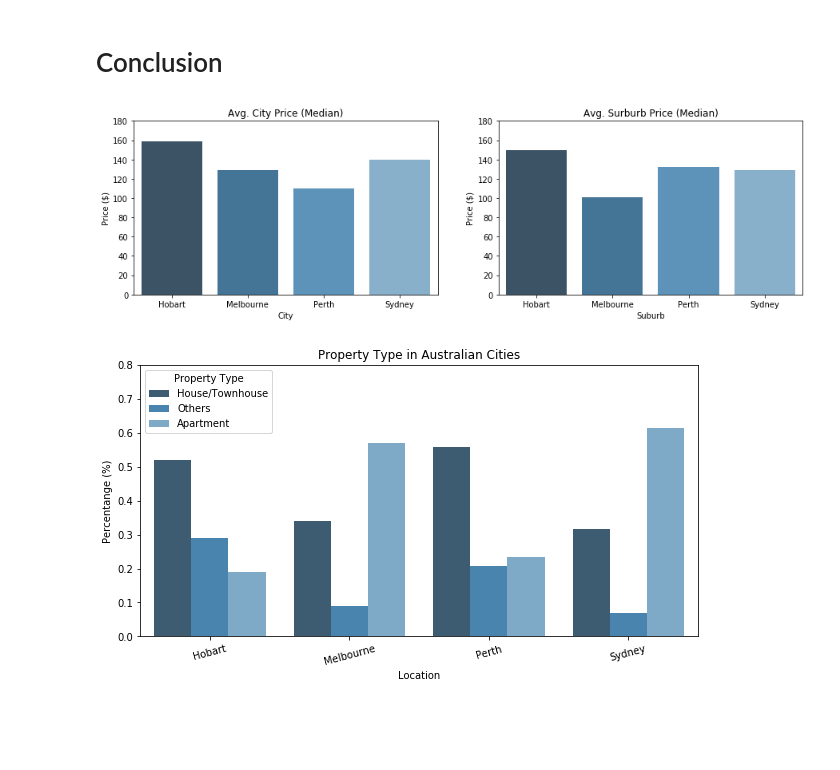
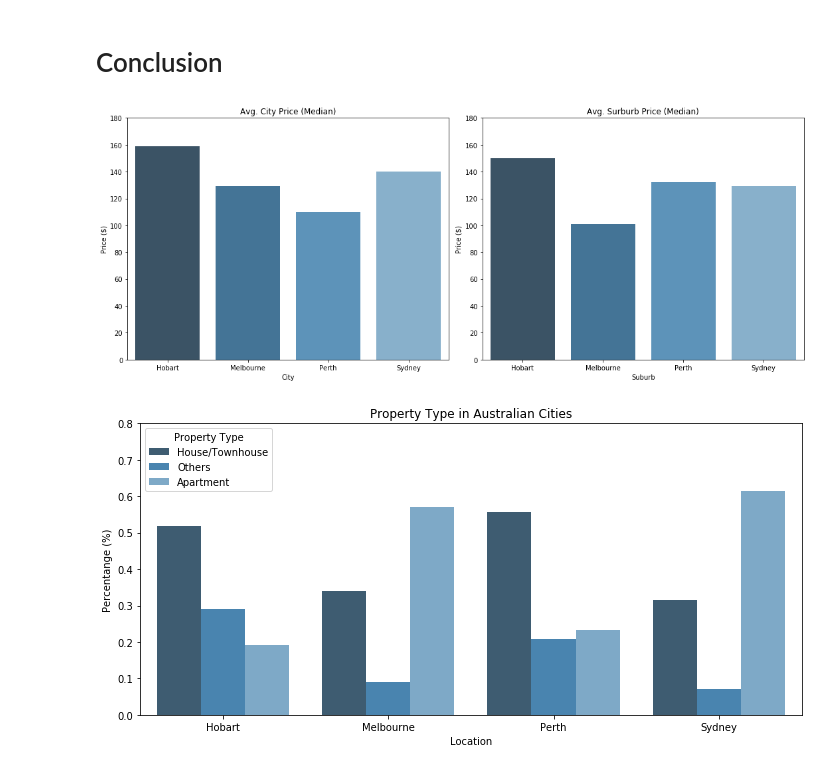
Before and after one commit to devmx00/melbourne-airbnb, a Jupyter notebook: melbourne_airbnb.ipynb, the cells around one changed output. Saved outputs shown, nothing was run; the diff lists cells and outputs as text; code cells hidden in the pictures; blank space fills up the shorter version.

```diff
--- a/melbourne_airbnb.ipynb
+++ b/melbourne_airbnb.ipynb
@@ -30,7 +32,7 @@ def bin_price(price_series_cleaned):
 
     bins = [0,100,200,300,400,50000]
 
-    labels = ['$0-99',
+    labels = ['$1-99',
             '$100-199',
             '$200-299',
             '$300-399',
@@ -137,0 +140,9 @@ plt.savefig('3.png');
+# %%
+city_apartment = df[(df['neighbourhood_cleansed'] == 'Melbourne') & (df['property_type'] == 'Apartment')]['neighbourhood'].value_counts(normalize=True)
+city_apartment = city_apartment.reset_index(name='apartment_prop')
+
+city_house = df[(df['neighbourhood_cleansed'] == 'Melbourne') & (df['property_type'] == 'House/Townhouse')]['neighbourhood'].value_counts(normalize=True)
+city_house = city_house.reset_index(name='house_prop')
+
+city_listings = pd.merge(city_apartment,city_house,on='index')
+city_listings
@@ -137,0 +165,17 @@ plt.savefig('3.png');
+# %%
+city_title = ['Apartment Listings Proportion (City Area)','House Listings Proportion (City Area)']
+city_type = ['apartment_prop','house_prop']
+
+fig, ax = plt.subplots(2,1,figsize=[10,12],sharey=True,sharex=True)
+
+for i, var in enumerate(city_type):
+
+    axes=ax[i]
+    sns.barplot(y=city_listings['index'],x=city_listings[var],palette='Blues_d',ax=axes)
+    axes.title.set_text(city_title[i])
+    axes.set_xlabel('Proportion')
+    axes.set_ylabel('City Suburbs')
+
+
+plt.tight_layout()
+plt.savefig('4.png')
@@ -202,24 +248,25 @@ plt.savefig('4.png')
 # %%
 city_avg = comb_cbd.groupby('state_city')['price'].median().sort_values().sort_index()
 not_city_avg = comb_not_cbd.groupby('state_city')['price'].median().sort_values().sort_index()
 
 avg_df = [city_avg,not_city_avg]
 title = ['Avg. City Price (Median)','Avg. Surburb Price (Median)']
 x_label = ['City','Suburb']
 
-fig, ax = plt.subplots(1,2,figsize=[15,4])
+fig, ax = plt.subplots(1,2,figsize=[15,6])
 
 for i, a in enumerate(avg_df):
     axes=ax[i]
     sns.barplot(x=a.index,y=a.values,palette='Blues_d',ax=axes)
     axes.title.set_text(title[i])
     axes.set_xlabel(x_label[i])
     axes.set_ylabel('Price ($)')
     axes.set_ylim([0,180])
 
-plt.savefig('5.png')
+plt.tight_layout()
+plt.savefig('6.png')
 # %% [output]
-[figure, old version]
+[figure, new version]
 # %%
 clean_property(comb_df,'property_type')
 # %%
@@ -227,12 +274,12 @@ property_comb = comb_df.groupby(['state_city'])['property_type'].value_counts(no
 
 plt.figure(figsize=[10,5])
 sns.barplot(data=property_comb,x='state_city',y='pct',hue='property_type',palette='Blues_d')
-plt.xticks(rotation=15)
 plt.xlabel('Location')
 plt.ylabel('Percentange (%)')
 plt.title('Property Type in Australian Cities')
 plt.legend(loc='upper left').set_title('Property Type')
 plt.ylim([0,0.8])
-plt.savefig('6.png');
+plt.tight_layout()
+plt.savefig('7.png');
 # %% [output]
-[figure, old version]
+[figure, new version]
```
Also changed, not shown: parts of 8 cells of this notebook, 6 other files.
